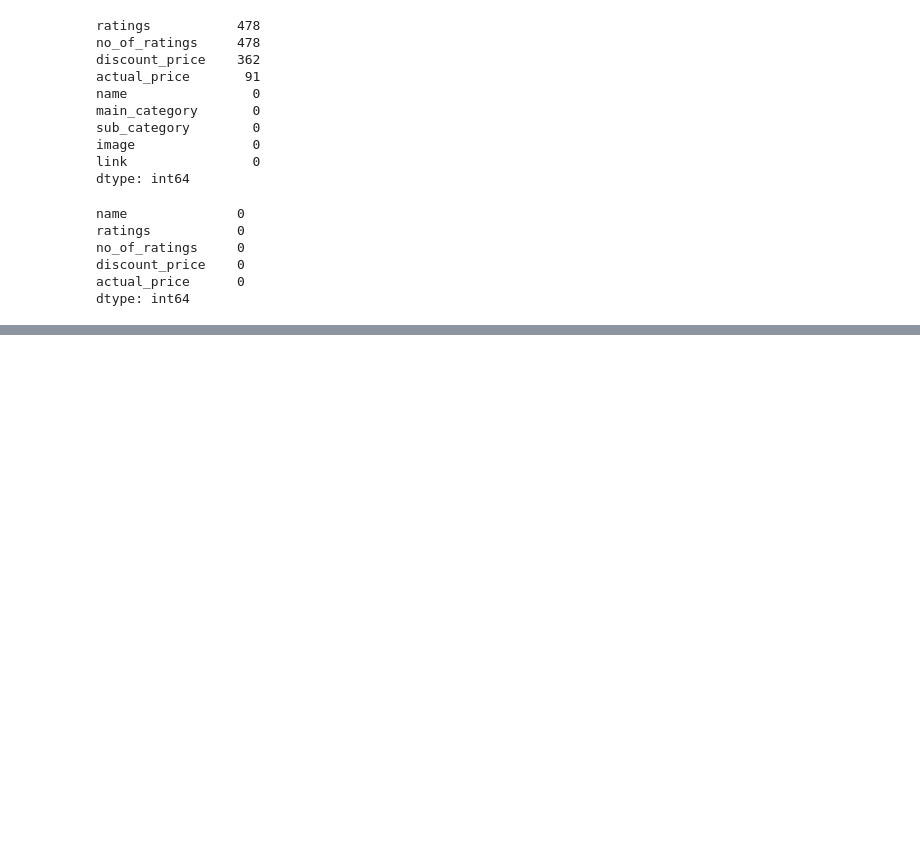
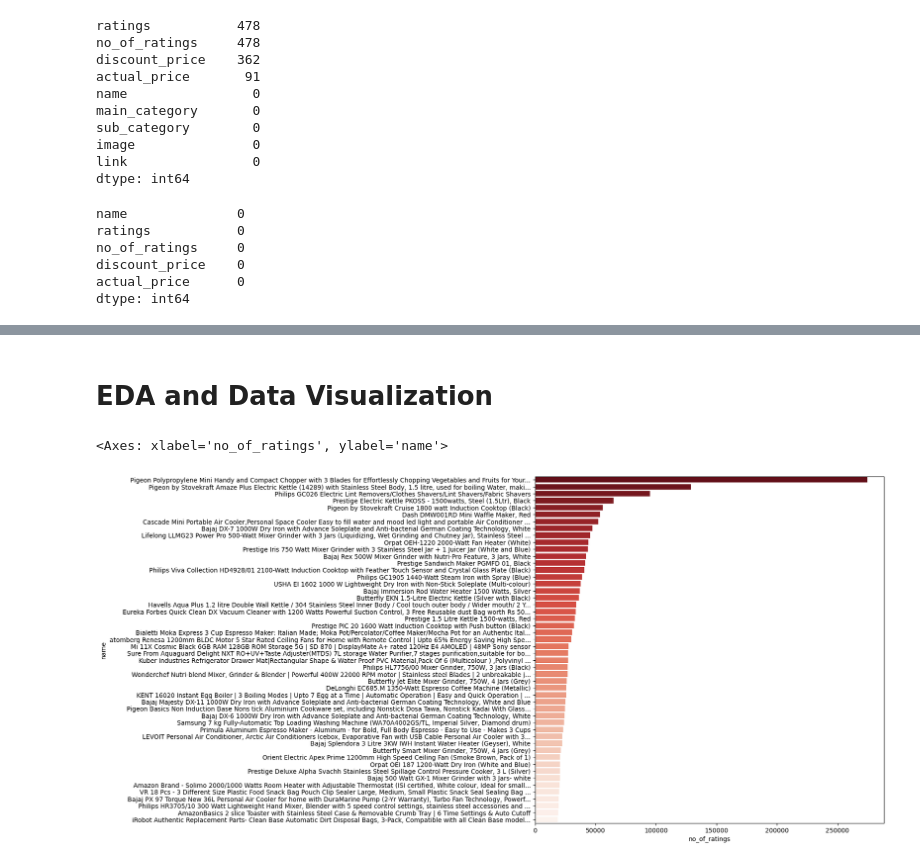
Before and after one commit to Harsh502s/Python-Assignments, a Jupyter notebook: Notebooks/Python Assignment 6 Data Viz.ipynb, the cells around one changed output, grey strips where cells are left out. Drawn from its saved outputs; the diff is of its cells as text; code cells hidden in the pictures; blank space fills up the shorter version.

```diff
--- a/Notebooks/Python Assignment 6 Data Viz.ipynb
+++ b/Notebooks/Python Assignment 6 Data Viz.ipynb
@@ -122,0 +123,14 @@ df
+# %% [markdown]
+# EDA and Data Visualization
+# %%
+# Q1. Find the 50 with highest number of ratings
+
+top_rated_products = df.sort_values(by='no_of_ratings', ascending=False)
+
+# Plotting the top 50 products with highest number of ratings
+
+plt.figure(figsize=(10,10))
+sns.barplot(x='no_of_ratings', y='name', data=top_rated_products.head(50), palette='Reds_r')
+# %% [output]
+<Axes: xlabel='no_of_ratings', ylabel='name'>
+[figure, added]
```
Also changed, not shown: parts of 4 cells of this notebook, 1 other file.
